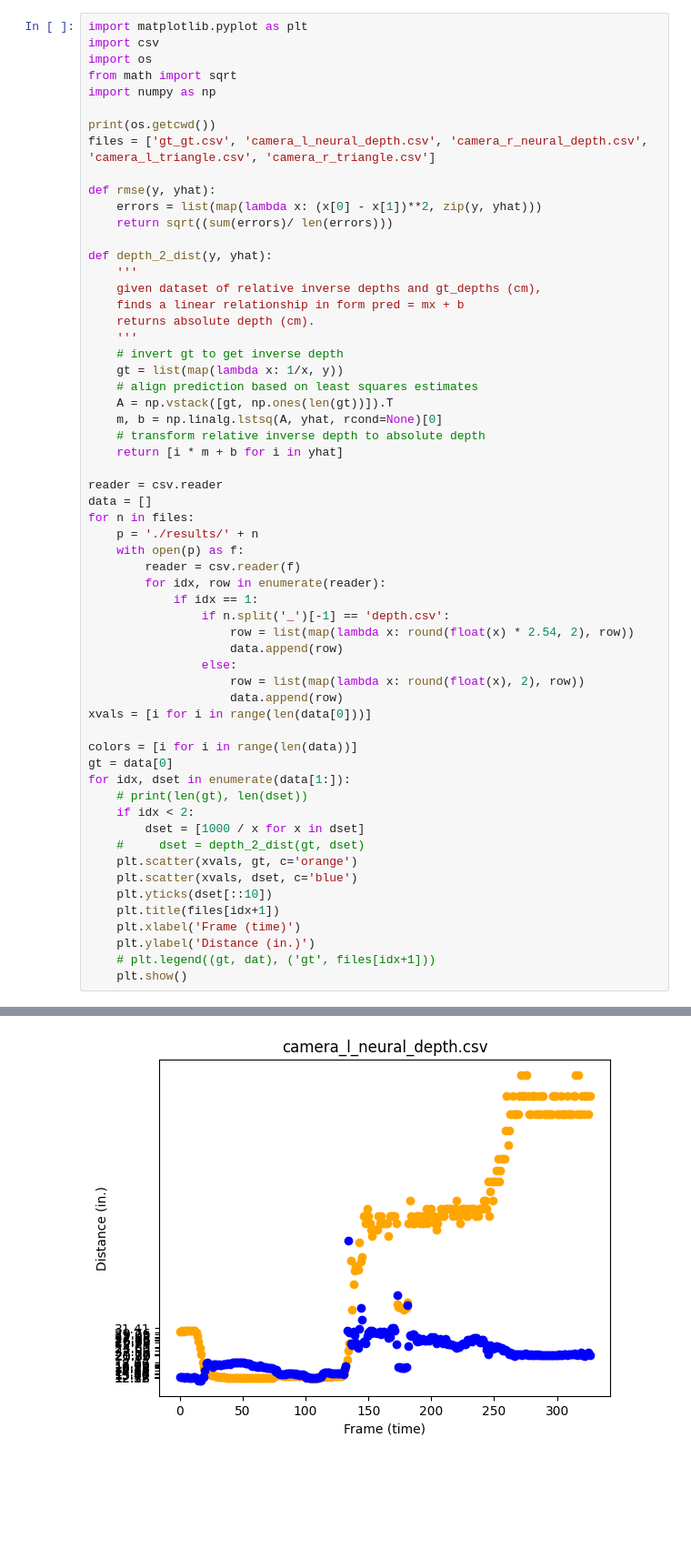
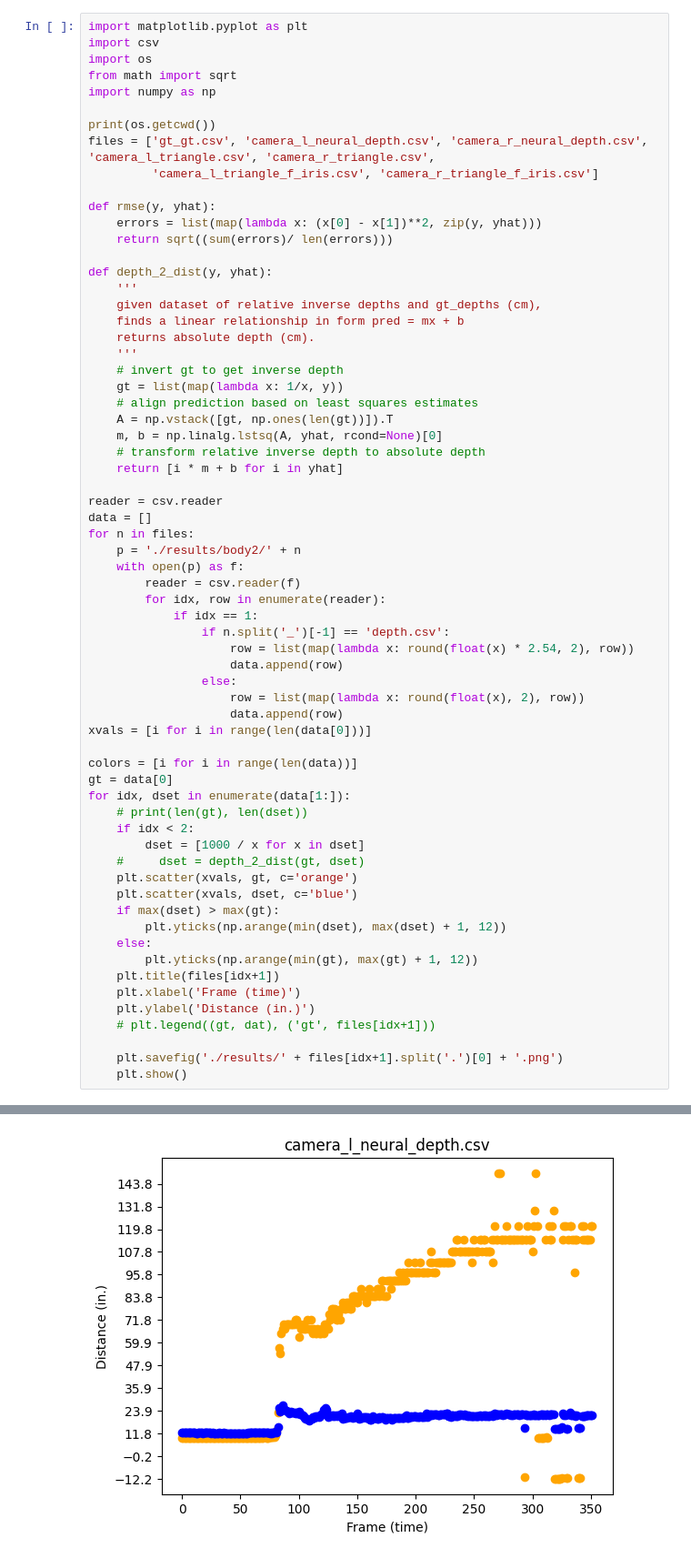
Before and after one commit to juhoward/depth_estimation, a Jupyter notebook: data_analysis.ipynb, the cells around one changed output, grey strips where cells are left out. Shown: that part at 91% size. Saved outputs shown, nothing was run; the diff lists cells and outputs as text; blank space fills up the shorter version.

```diff
--- a/data_analysis.ipynb
+++ b/data_analysis.ipynb
@@ -6,7 +6,8 @@ from math import sqrt
 import numpy as np
 
 print(os.getcwd())
-files = ['gt_gt.csv', 'camera_l_neural_depth.csv', 'camera_r_neural_depth.csv', 'camera_l_triangle.csv', 'camera_r_triangle.csv']
+files = ['gt_gt.csv', 'camera_l_neural_depth.csv', 'camera_r_neural_depth.csv', 'camera_l_triangle.csv', 'camera_r_triangle.csv',
+         'camera_l_triangle_f_iris.csv', 'camera_r_triangle_f_iris.csv']
 
 def rmse(y, yhat):
     errors = list(map(lambda x: (x[0] - x[1])**2, zip(y, yhat)))
@@ -29,34 +30,39 @@ def depth_2_dist(y, yhat):
 reader = csv.reader
 data = []
 for n in files:
-    p = './results/' + n
+    p = './results/body2/' + n
     with open(p) as f:
         reader = csv.reader(f)
         for idx, row in enumerate(reader):
             if idx == 1:
                 if n.split('_')[-1] == 'depth.csv':
                     row = list(map(lambda x: round(float(x) * 2.54, 2), row))
                     data.append(row)
                 else:
                     row = list(map(lambda x: round(float(x), 2), row))
                     data.append(row)
 xvals = [i for i in range(len(data[0]))]
 
 colors = [i for i in range(len(data))]
 gt = data[0]
 for idx, dset in enumerate(data[1:]):
     # print(len(gt), len(dset))
     if idx < 2:
         dset = [1000 / x for x in dset]
     #     dset = depth_2_dist(gt, dset)
     plt.scatter(xvals, gt, c='orange')
     plt.scatter(xvals, dset, c='blue')
-    plt.yticks(dset[::10])
+    if max(dset) > max(gt):
+        plt.yticks(np.arange(min(dset), max(dset) + 1, 12))
+    else:
+        plt.yticks(np.arange(min(gt), max(gt) + 1, 12))
     plt.title(files[idx+1])
     plt.xlabel('Frame (time)')
     plt.ylabel('Distance (in.)')
     # plt.legend((gt, dat), ('gt', files[idx+1]))
+
+    plt.savefig('./results/' + files[idx+1].split('.')[0] + '.png')
     plt.show()
 # %% [output]
 /home/digitalopt/proj/depth_estimation
-[figure, old version]
+[figure, new version]
```
Also changed, not shown: parts of 1 cell of this notebook, 4 other files.
